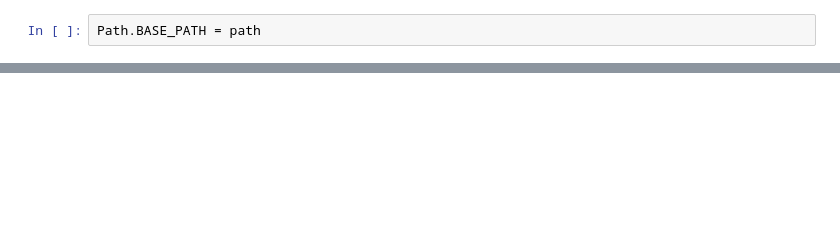
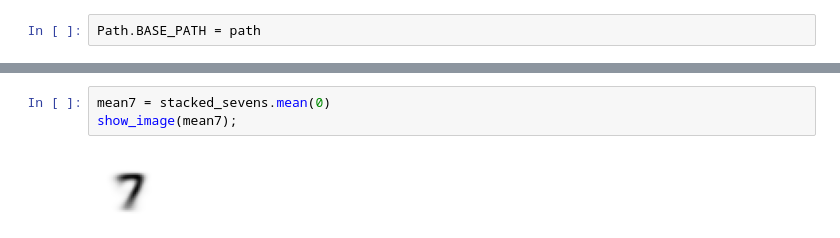
Before and after one commit to i-SanMartin/FastAI, a Jupyter notebook: 04_MNIST_Basics/Basic_Baseline.ipynb, the cells around one changed output, grey strips where cells are left out. Cells and saved outputs as stored; diff of their text form; blank space fills up the shorter version.

```diff
--- a/04_MNIST_Basics/Basic_Baseline.ipynb
+++ b/04_MNIST_Basics/Basic_Baseline.ipynb
@@ -33,0 +116,5 @@ im3
+# %%
+mean7 = stacked_sevens.mean(0)
+show_image(mean7);
+# %% [output]
+[figure, added]
```
Also changed, not shown: parts of 22 cells of this notebook.
